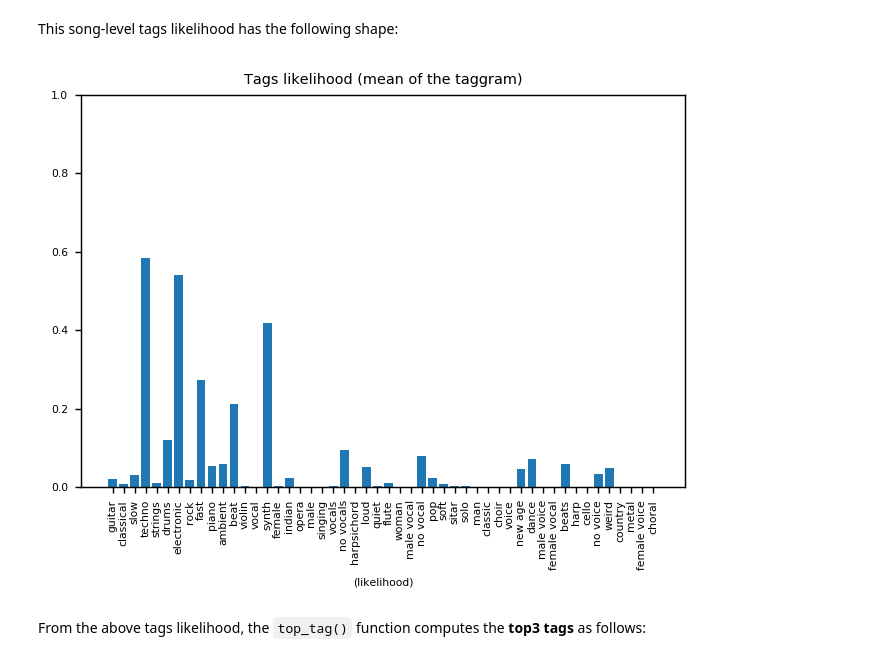
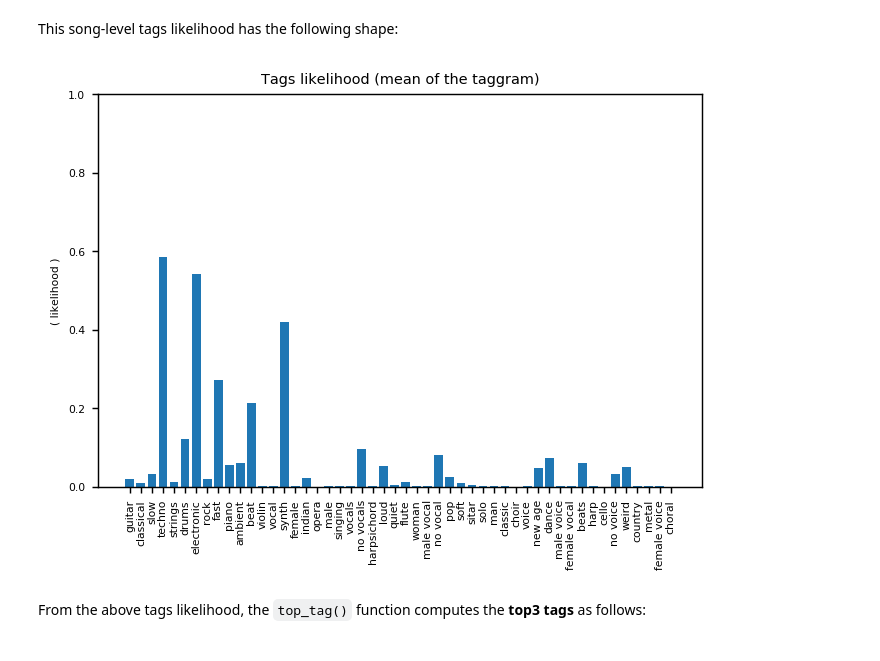
Before and after one commit to jordipons/musicnn, a Jupyter notebook: basic example.ipynb, the cells around one changed output. Cells and saved outputs as stored; diff of their text form; code cells hidden in the pictures.

```diff
--- a/basic example.ipynb
+++ b/basic example.ipynb
@@ -70,30 +70,30 @@ This song-level tags likelihood has the following shape:
 # %%
 plt.rcParams['figure.dpi'] = 130 # make it big: to properlly visualize the figure
 
 fig, ax = plt.subplots()
 
 # title
 ax.title.set_text('Tags likelihood (mean of the taggram)')
 ax.title.set_fontsize(8)
 
 # y-axis title
-ax.set_xlabel('(likelihood)', fontsize=6)
+ax.set_ylabel('( likelihood )', fontsize=6)
 
 # y-axis
 ax.set_ylim((0, 1))
 ax.tick_params(axis="y", labelsize=6)
 
 # x-axis
 ax.tick_params(axis="x", labelsize=6)
 pos = np.arange(len(tags))
 ax.set_xticks(pos)
 ax.set_xticklabels(tags, rotation=90)
 
 # depict song-level tags likelihood
 ax.bar(pos, tags_likelihood_mean)
 plt.show()
 # %% [output]
-[figure, old version]
+[figure, new version]
 # %% [markdown]
 From the above tags likelihood, the `top_tag()` function computes the **top3 tags** as follows:
 # %%
```
Also changed, not shown: parts of 1 cell of this notebook.
